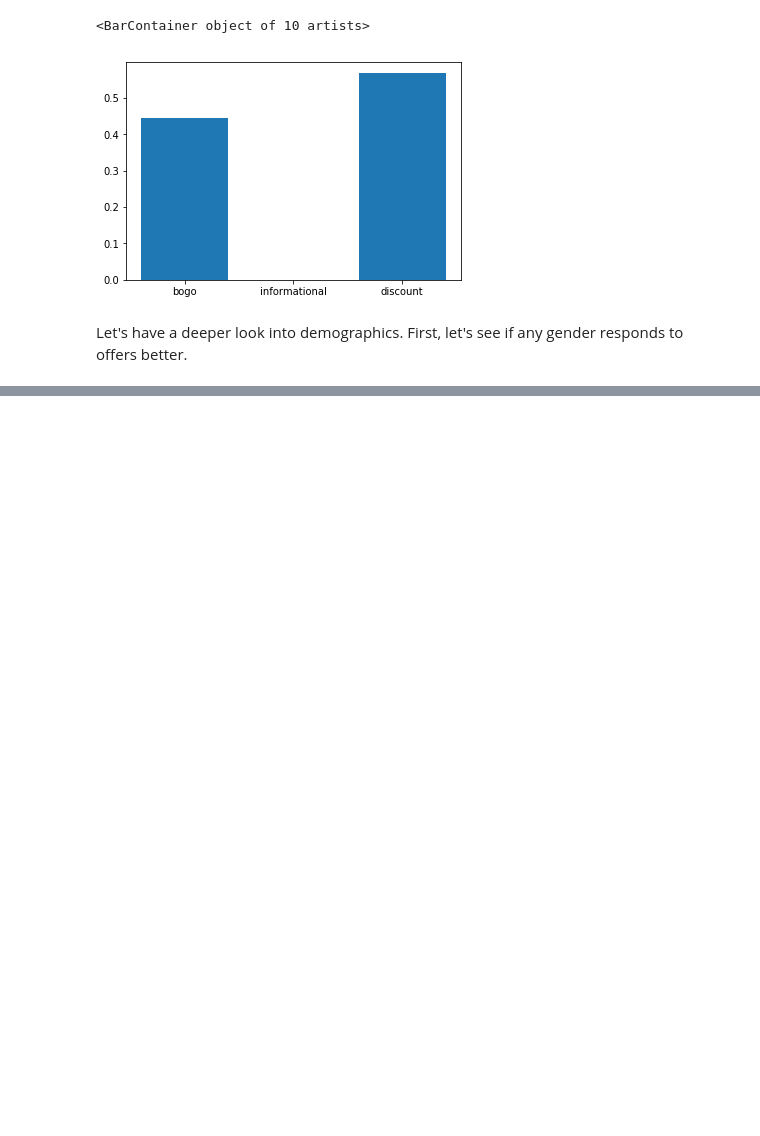
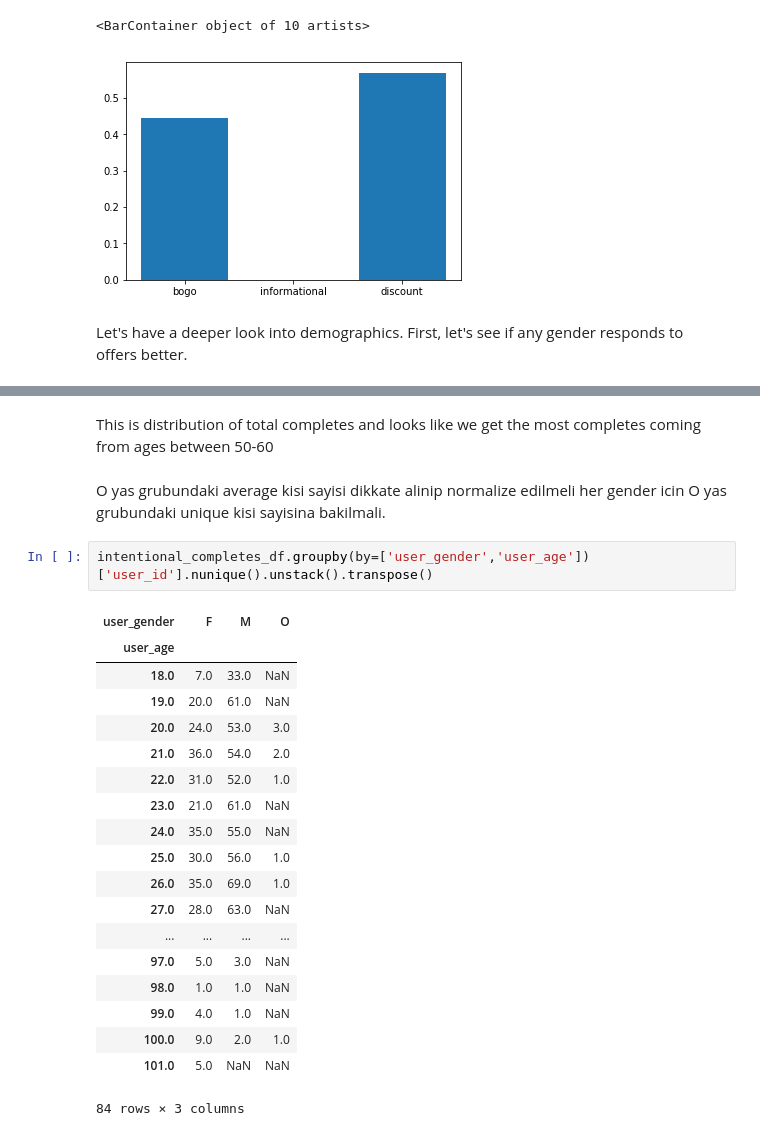
Before and after one commit to onurkapucu/Starbucks_Capstone, a Jupyter notebook: Starbucks_Capstone_notebook.ipynb, the cells around one changed output, grey strips where cells are left out. Cells and saved outputs as stored; diff of their text form; blank space fills up the shorter version.

```diff
--- a/Starbucks_Capstone_notebook.ipynb
+++ b/Starbucks_Capstone_notebook.ipynb
@@ -552,0 +569,27 @@ transcript_df[transcript_df['event']=='offer completed'].shape
+# %% [markdown]
+This is distribution of total completes and looks like we get the most completes coming from ages between 50-60
+# %% [markdown]
+O yas grubundaki average kisi sayisi dikkate alinip normalize edilmeli her gender icin
+O yas grubundaki unique kisi sayisina bakilmali.
+# %%
+intentional_completes_df.groupby(by=['user_gender','user_age'])['user_id'].nunique().unstack().transpose()
+# %% [output]
+| user_gender | F | M | O |
+| user_age |  |  |  |
+| 18.0 | 7.0 | 33.0 | NaN |
+| 19.0 | 20.0 | 61.0 | NaN |
+| 20.0 | 24.0 | 53.0 | 3.0 |
+| 21.0 | 36.0 | 54.0 | 2.0 |
+| 22.0 | 31.0 | 52.0 | 1.0 |
+| 23.0 | 21.0 | 61.0 | NaN |
+| 24.0 | 35.0 | 55.0 | NaN |
+| 25.0 | 30.0 | 56.0 | 1.0 |
+| 26.0 | 35.0 | 69.0 | 1.0 |
+| 27.0 | 28.0 | 63.0 | NaN |
+| ... | ... | ... | ... |
+| 97.0 | 5.0 | 3.0 | NaN |
+| 98.0 | 1.0 | 1.0 | NaN |
+| 99.0 | 4.0 | 1.0 | NaN |
+| 100.0 | 9.0 | 2.0 | 1.0 |
+| 101.0 | 5.0 | NaN | NaN |
+84 rows × 3 columns
```
Also changed, not shown: parts of 8 cells of this notebook.
